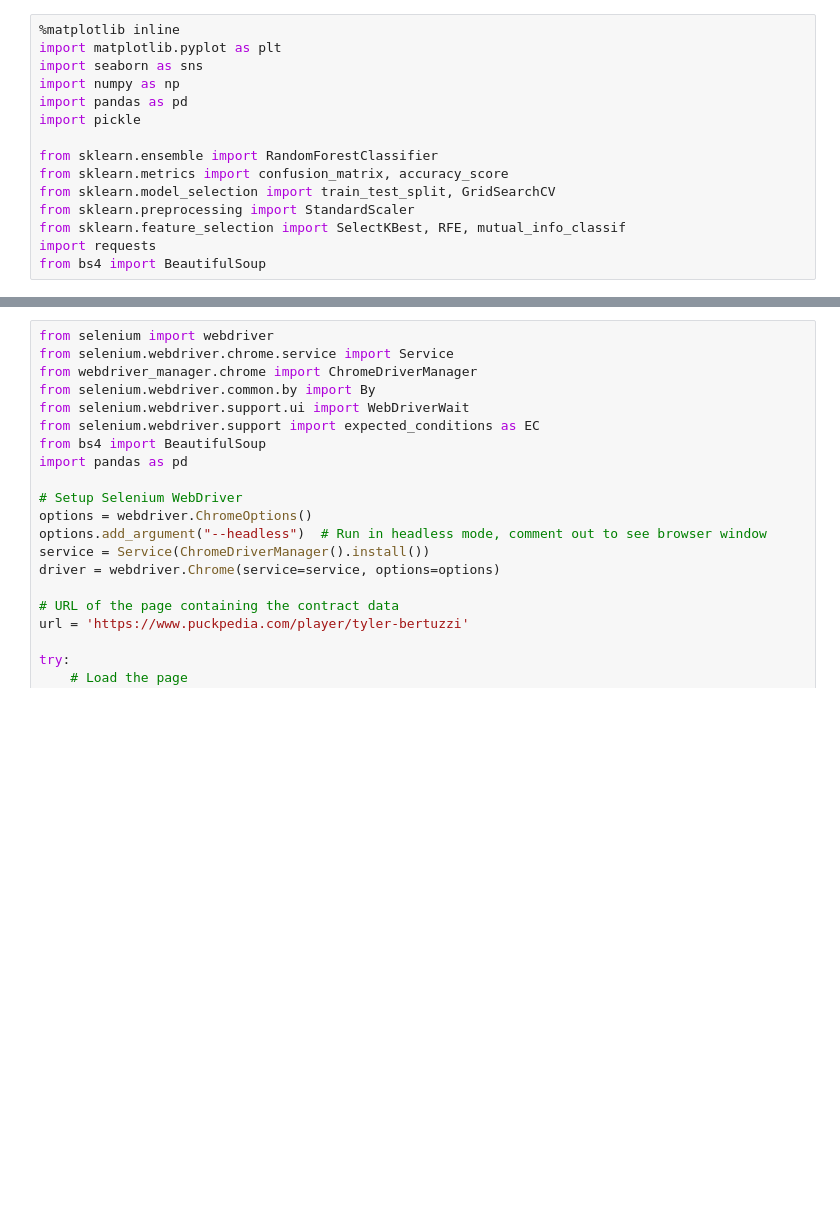
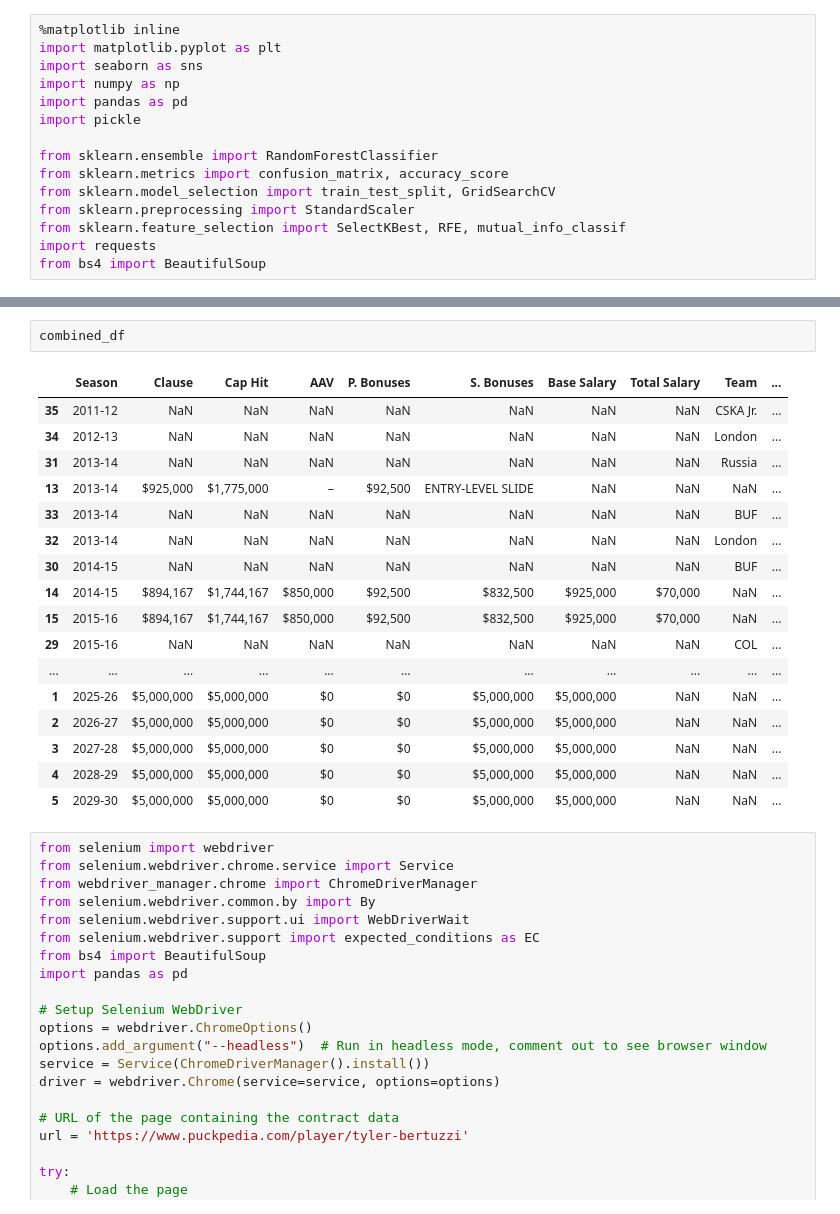
Before and after one commit to kjchrz03/hockey, a Jupyter notebook: hockey_env/Salary Sample.ipynb, the cells around one changed output, grey strips where cells are left out. Saved outputs shown, nothing was run; the diff lists cells and outputs as text; blank space fills up the shorter version.

```diff
--- a/hockey_env/Salary Sample.ipynb
+++ b/hockey_env/Salary Sample.ipynb
@@ -190,3 +249,23 @@ finally:
+# %%
+combined_df
+# %% [output]
+|  | Season | Clause | Cap Hit | AAV | P. Bonuses | S. Bonuses | Base Salary | Total Salary | Team | ... |
+| 35 | 2011-12 | NaN | NaN | NaN | NaN | NaN | NaN | NaN | CSKA Jr. | ... |
+| 34 | 2012-13 | NaN | NaN | NaN | NaN | NaN | NaN | NaN | London | ... |
+| 31 | 2013-14 | NaN | NaN | NaN | NaN | NaN | NaN | NaN | Russia | ... |
+| 13 | 2013-14 | $925,000 | $1,775,000 | – | $92,500 | ENTRY-LEVEL SLIDE | NaN | NaN | NaN | ... |
+| 33 | 2013-14 | NaN | NaN | NaN | NaN | NaN | NaN | NaN | BUF | ... |
+| 32 | 2013-14 | NaN | NaN | NaN | NaN | NaN | NaN | NaN | London | ... |
+| 30 | 2014-15 | NaN | NaN | NaN | NaN | NaN | NaN | NaN | BUF | ... |
+| 14 | 2014-15 | $894,167 | $1,744,167 | $850,000 | $92,500 | $832,500 | $925,000 | $70,000 | NaN | ... |
+| 15 | 2015-16 | $894,167 | $1,744,167 | $850,000 | $92,500 | $832,500 | $925,000 | $70,000 | NaN | ... |
+| 29 | 2015-16 | NaN | NaN | NaN | NaN | NaN | NaN | NaN | COL | ... |
+| ... | ... | ... | ... | ... | ... | ... | ... | ... | ... | ... |
+| 1 | 2025-26 | $5,000,000 | $5,000,000 | $0 | $0 | $5,000,000 | $5,000,000 | NaN | NaN | ... |
+| 2 | 2026-27 | $5,000,000 | $5,000,000 | $0 | $0 | $5,000,000 | $5,000,000 | NaN | NaN | ... |
+| 3 | 2027-28 | $5,000,000 | $5,000,000 | $0 | $0 | $5,000,000 | $5,000,000 | NaN | NaN | ... |
+| 4 | 2028-29 | $5,000,000 | $5,000,000 | $0 | $0 | $5,000,000 | $5,000,000 | NaN | NaN | ... |
+| 5 | 2029-30 | $5,000,000 | $5,000,000 | $0 | $0 | $5,000,000 | $5,000,000 | NaN | NaN | ... |
 # %%
 from selenium import webdriver
 from selenium.webdriver.chrome.service import Service
```
Also changed, not shown: parts of 5 cells of this notebook, 7 other files.
